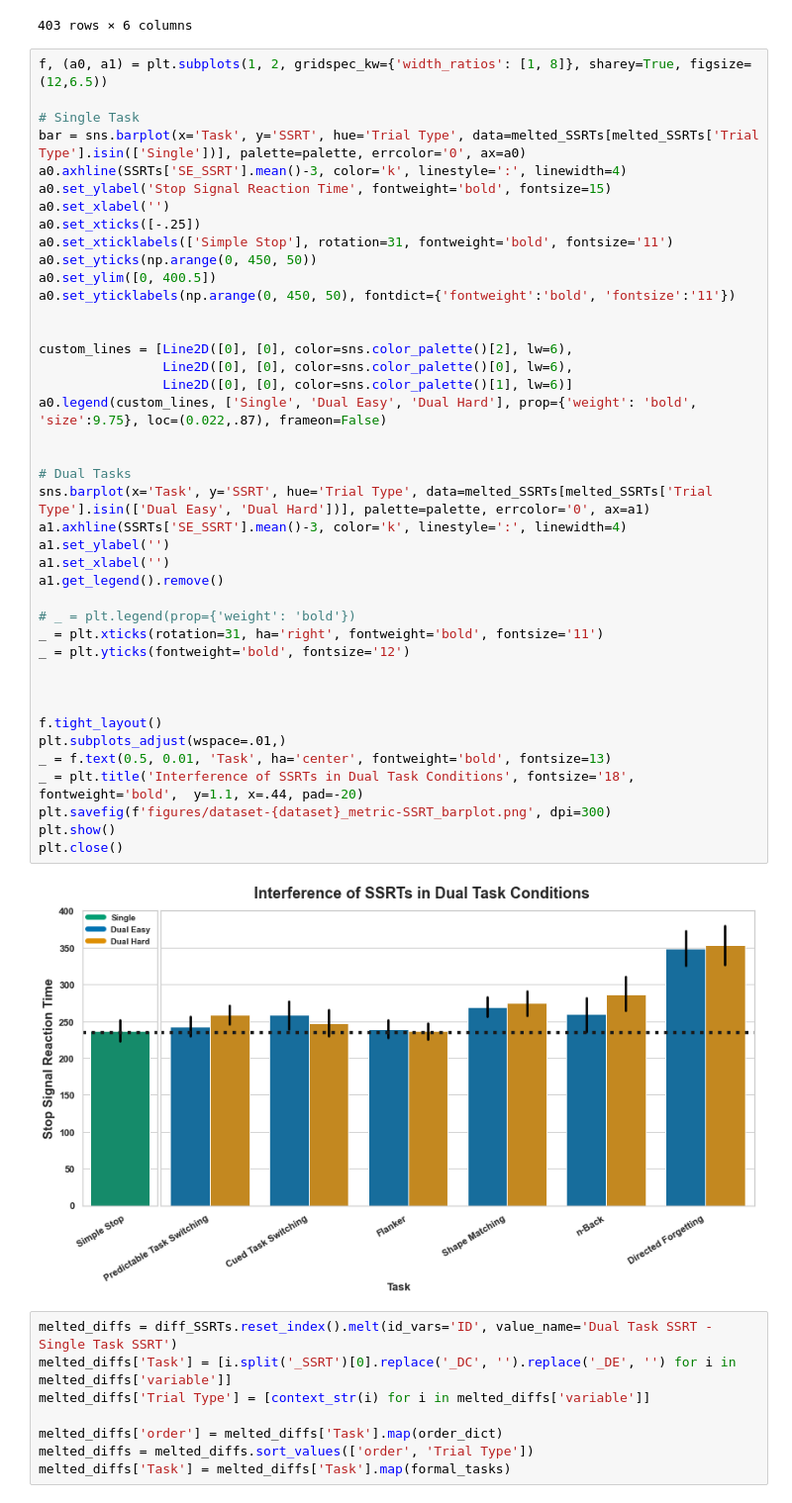
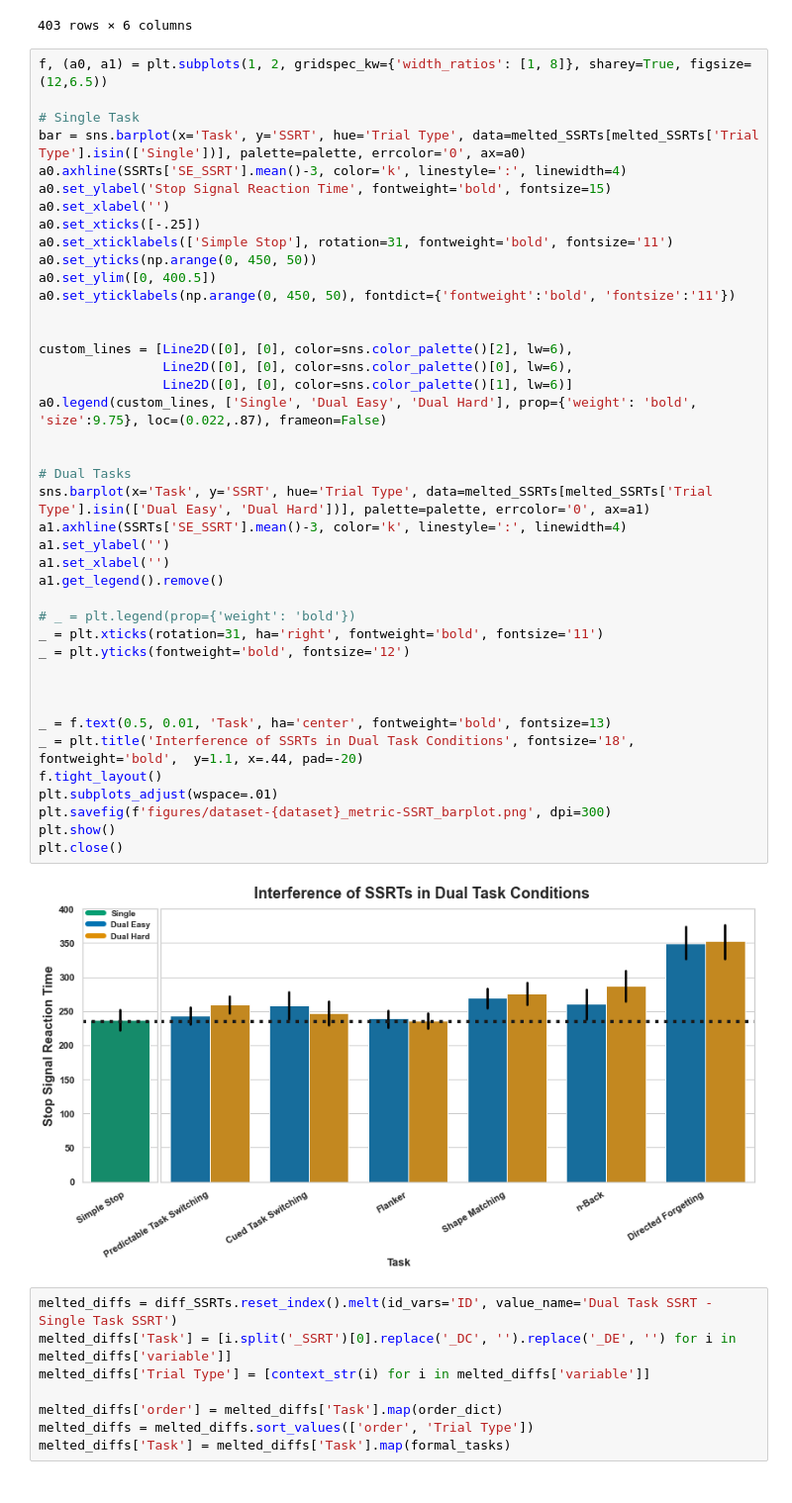
Before and after one commit to henrymj/mturk_dualStop_analysis, a Jupyter notebook: validation_analysis_dataset-validation.ipynb, the cells around one changed output. Shown: that part at 99% size. Cells and saved outputs as stored; diff of their text form.

```diff
--- a/validation_analysis_dataset-validation.ipynb
+++ b/validation_analysis_dataset-validation.ipynb
@@ -327,36 +327,36 @@ a0.set_xticklabels(['Simple Stop'], rotation=31, fontweight='bold', fontsize='11
 a0.set_yticks(np.arange(0, 450, 50))
 a0.set_ylim([0, 400.5])
 a0.set_yticklabels(np.arange(0, 450, 50), fontdict={'fontweight':'bold', 'fontsize':'11'})
 
 
 custom_lines = [Line2D([0], [0], color=sns.color_palette()[2], lw=6),
                 Line2D([0], [0], color=sns.color_palette()[0], lw=6),
                 Line2D([0], [0], color=sns.color_palette()[1], lw=6)]
 a0.legend(custom_lines, ['Single', 'Dual Easy', 'Dual Hard'], prop={'weight': 'bold', 'size':9.75}, loc=(0.022,.87), frameon=False)
 
 
 # Dual Tasks
 sns.barplot(x='Task', y='SSRT', hue='Trial Type', data=melted_SSRTs[melted_SSRTs['Trial Type'].isin(['Dual Easy', 'Dual Hard'])], palette=palette, errcolor='0', ax=a1)
 a1.axhline(SSRTs['SE_SSRT'].mean()-3, color='k', linestyle=':', linewidth=4)
 a1.set_ylabel('')
 a1.set_xlabel('')
 a1.get_legend().remove()
 
 # _ = plt.legend(prop={'weight': 'bold'})
 _ = plt.xticks(rotation=31, ha='right', fontweight='bold', fontsize='11')
 _ = plt.yticks(fontweight='bold', fontsize='12')
 
 
 
-f.tight_layout()
-plt.subplots_adjust(wspace=.01,)
 _ = f.text(0.5, 0.01, 'Task', ha='center', fontweight='bold', fontsize=13)
 _ = plt.title('Interference of SSRTs in Dual Task Conditions', fontsize='18', fontweight='bold',  y=1.1, x=.44, pad=-20)
+f.tight_layout()
+plt.subplots_adjust(wspace=.01)
 plt.savefig(f'figures/dataset-{dataset}_metric-SSRT_barplot.png', dpi=300)
 plt.show()
 plt.close()
 # %% [output]
-[figure, old version]
+[figure, new version]
 # %%
 melted_diffs = diff_SSRTs.reset_index().melt(id_vars='ID', value_name='Dual Task SSRT - Single Task SSRT')
 melted_diffs['Task'] = [i.split('_SSRT')[0].replace('_DC', '').replace('_DE', '') for i in melted_diffs['variable']]
```
Also changed, not shown: parts of 2 cells of this notebook, 8 other files.
